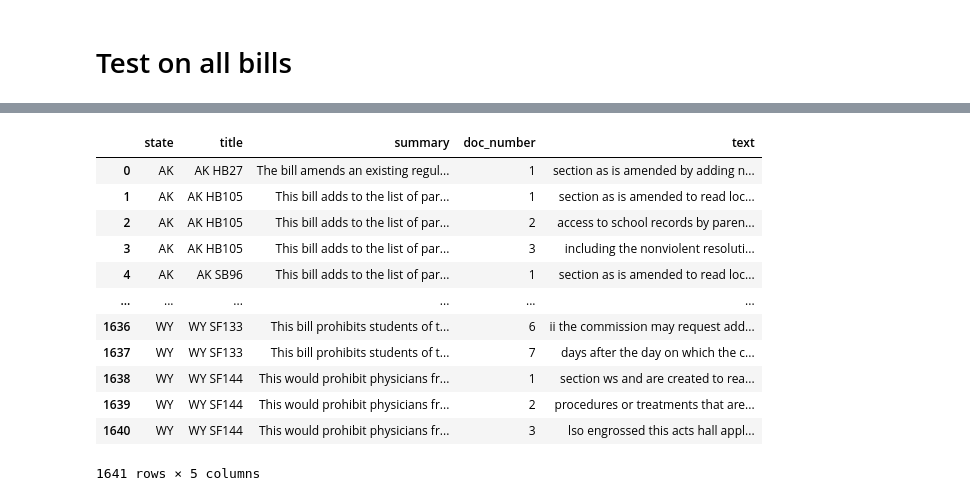
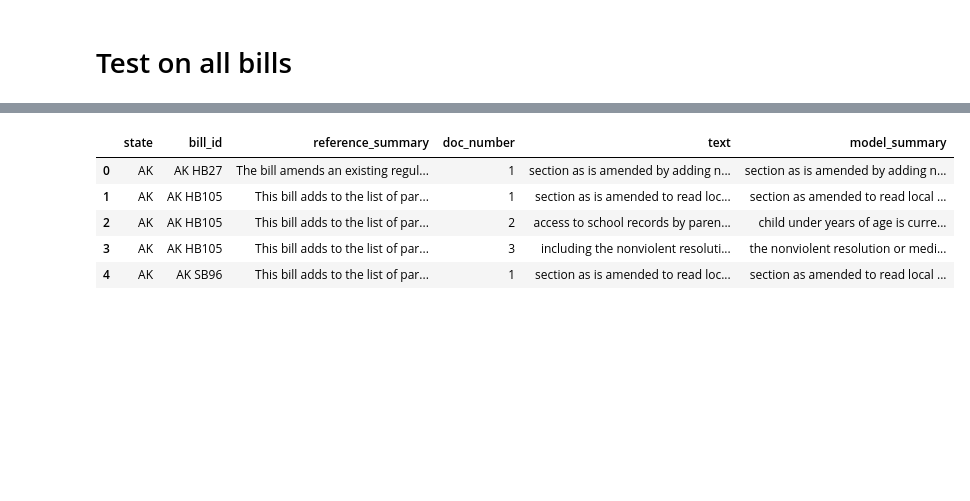
Before and after one commit to miammayerhofer/ANLY521_Final_Project, a Jupyter notebook: code/summarization/Summarization_HF_All_Bills_Split.ipynb, the cells around one changed output, grey strips where cells are left out. Saved outputs shown, nothing was run; the diff lists cells and outputs as text; code cells hidden in the pictures; blank space fills up the shorter version.

```diff
--- a/code/summarization/Summarization_HF_All_Bills_Split.ipynb
+++ b/code/summarization/Summarization_HF_All_Bills_Split.ipynb
@@ -244,3 +216,8 @@ You're using a T5TokenizerFast tokenizer. Please note that with a fast tokenizer
 trainer.save_model(model_directory)
 # %% [markdown]
 # Test on all bills
+# %%
+# build the summarizer pipeline
+summarizer = pipeline("summarization", model=str(model_directory))
+# run the summarizer on every row
+all_text.loc[:, 'model_summary'] = all_text.loc[:,'text'].apply(lambda x: summarizer(x)[0]['summary_text'])
@@ -247,16 +242,9 @@ trainer.save_model(model_directory)
 # %%
-all_text
+all_text.head()
 # %% [output]
-|  | state | title | summary | doc_number | text |
-| 0 | AK | AK HB27 | The bill amends an existing regul... | 1 | section as is amended by adding n... |
-| 1 | AK | AK HB105 | This bill adds to the list of par... | 1 | section as is amended to read loc... |
-| 2 | AK | AK HB105 | This bill adds to the list of par... | 2 | access to school records by paren... |
-| 3 | AK | AK HB105 | This bill adds to the list of par... | 3 | including the nonviolent resoluti... |
-| 4 | AK | AK SB96 | This bill adds to the list of par... | 1 | section as is amended to read loc... |
-| ... | ... | ... | ... | ... | ... |
-| 1636 | WY | WY SF133 | This bill prohibits students of t... | 6 | ii the commission may request add... |
-| 1637 | WY | WY SF133 | This bill prohibits students of t... | 7 | days after the day on which the c... |
-| 1638 | WY | WY SF144 | This would prohibit physicians fr... | 1 | section ws and are created to rea... |
-| 1639 | WY | WY SF144 | This would prohibit physicians fr... | 2 | procedures or treatments that are... |
-| 1640 | WY | WY SF144 | This would prohibit physicians fr... | 3 | lso engrossed this acts hall appl... |
+|  | state | bill_id | reference_summary | doc_number | text | model_summary |
+| 0 | AK | AK HB27 | The bill amends an existing regul... | 1 | section as is amended by adding n... | section as is amended by adding n... |
+| 1 | AK | AK HB105 | This bill adds to the list of par... | 1 | section as is amended to read loc... | section as amended to read local ... |
+| 2 | AK | AK HB105 | This bill adds to the list of par... | 2 | access to school records by paren... | child under years of age is curre... |
+| 3 | AK | AK HB105 | This bill adds to the list of par... | 3 | including the nonviolent resoluti... | the nonviolent resolution or medi... |
+| 4 | AK | AK SB96 | This bill adds to the list of par... | 1 | section as is amended to read loc... | section as amended to read local ... |
-1641 rows × 5 columns
```
Also changed, not shown: parts of 23 cells of this notebook.
